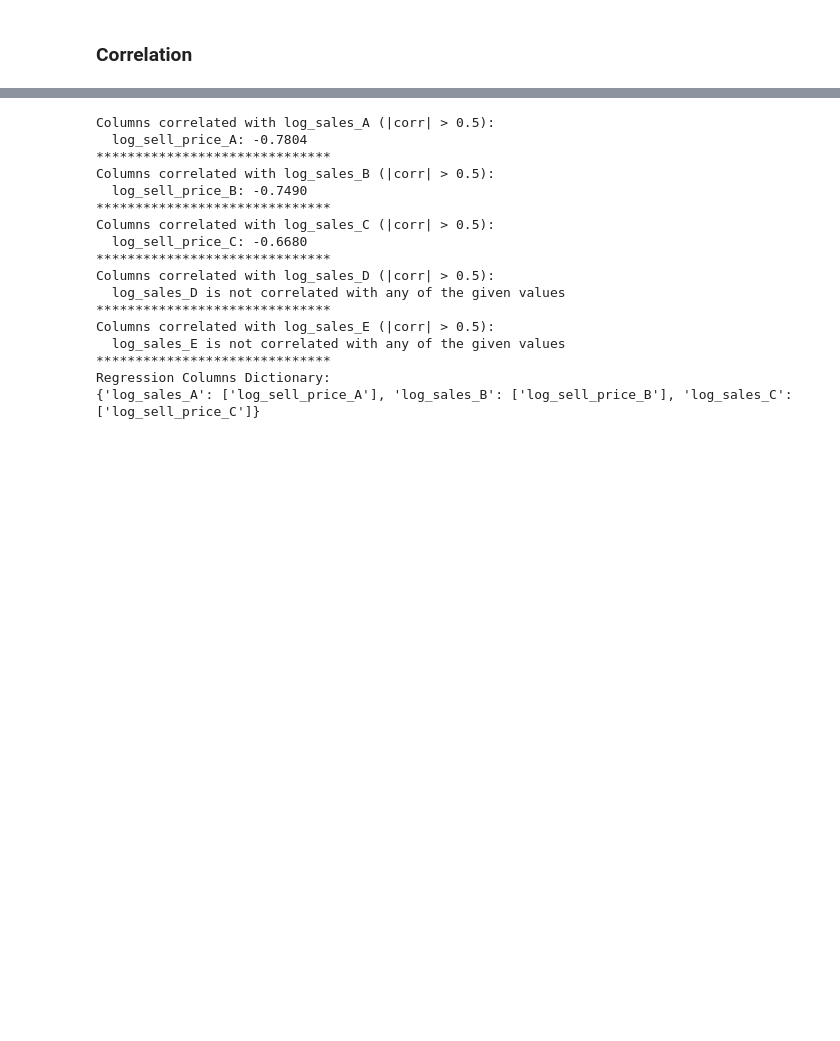
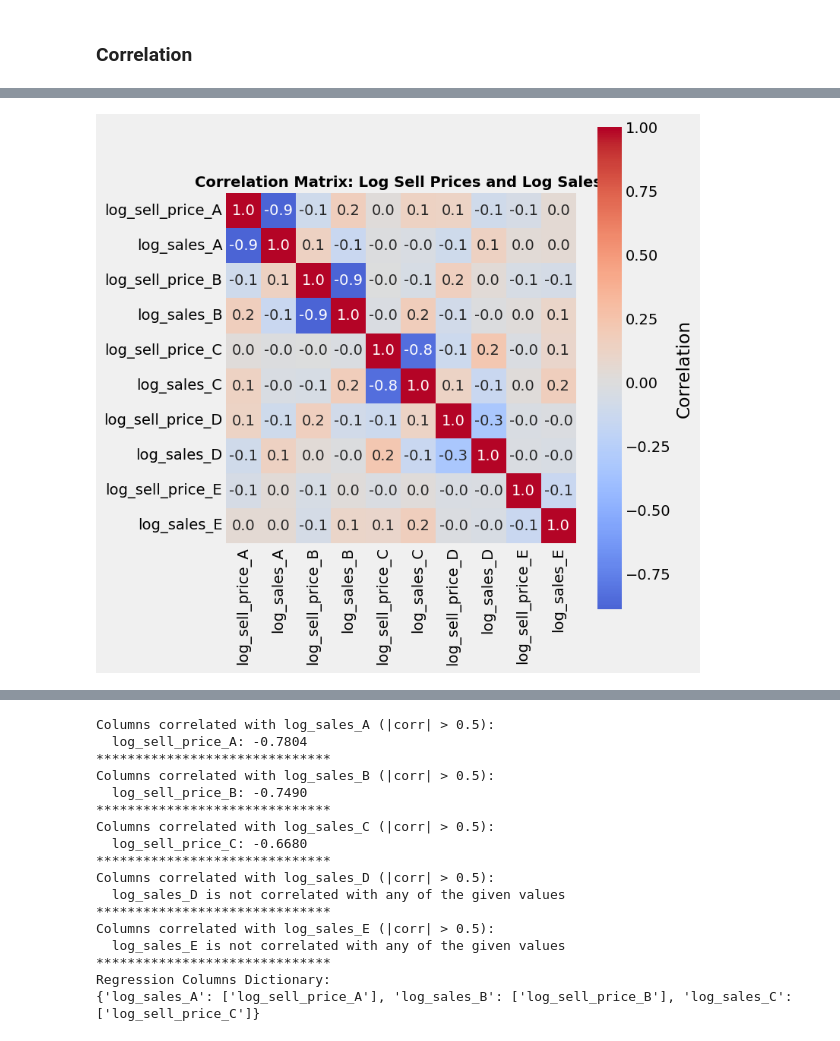
Before and after one commit to insoucyant/Pricing, a Jupyter notebook: analysis.ipynb, the cells around one changed output, grey strips where cells are left out. Cells and saved outputs as stored; diff of their text form; code cells hidden in the pictures; blank space fills up the shorter version.

```diff
--- a/analysis.ipynb
+++ b/analysis.ipynb
@@ -285,0 +249,4 @@ df_merge_daily
+# %%
+df_corr_daily_2019 = sa.log_correlation_plot(df_merge_daily_2019)
+# %% [output]
+[figure, added]
```
Also changed, not shown: parts of 9 cells of this notebook, 1 other file.
